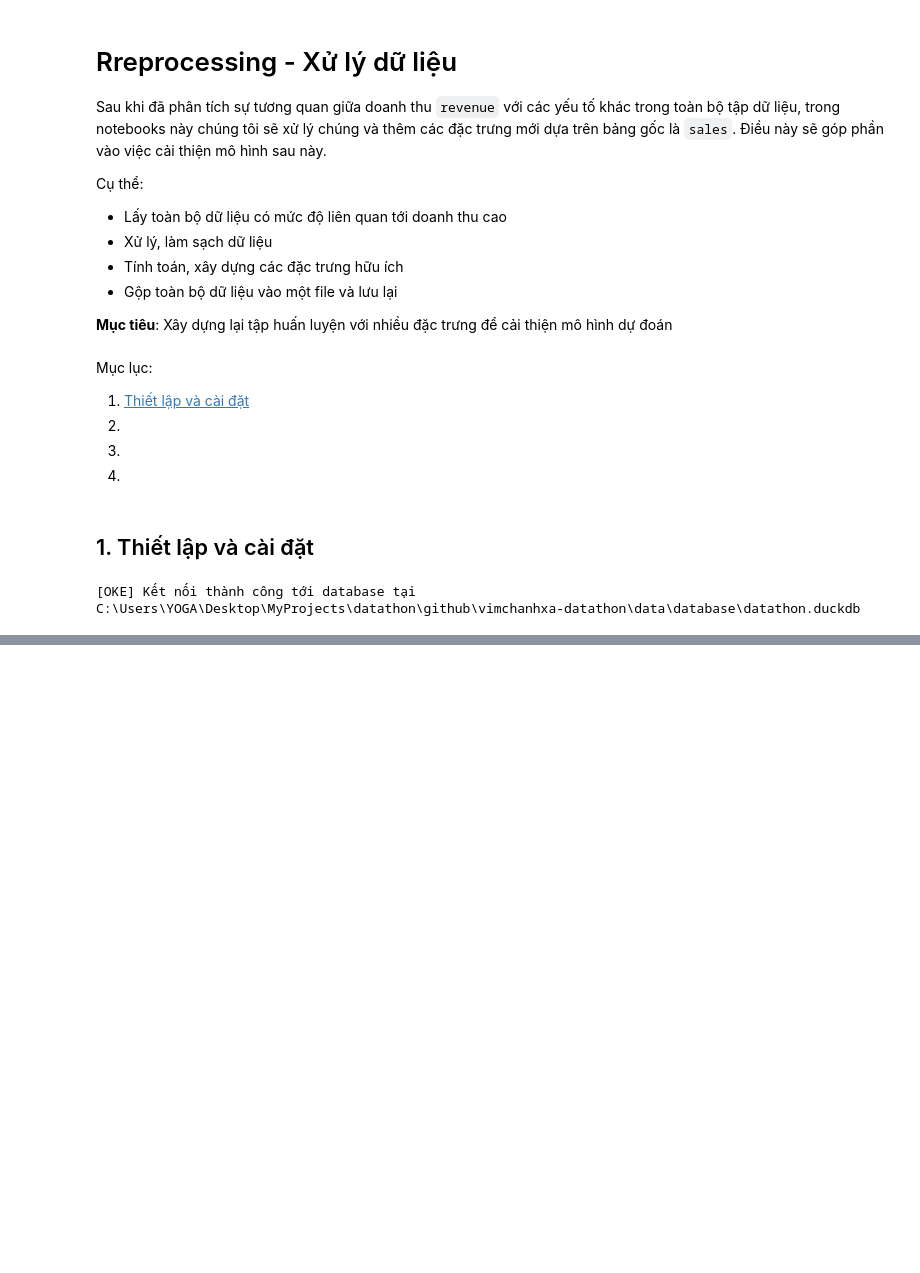
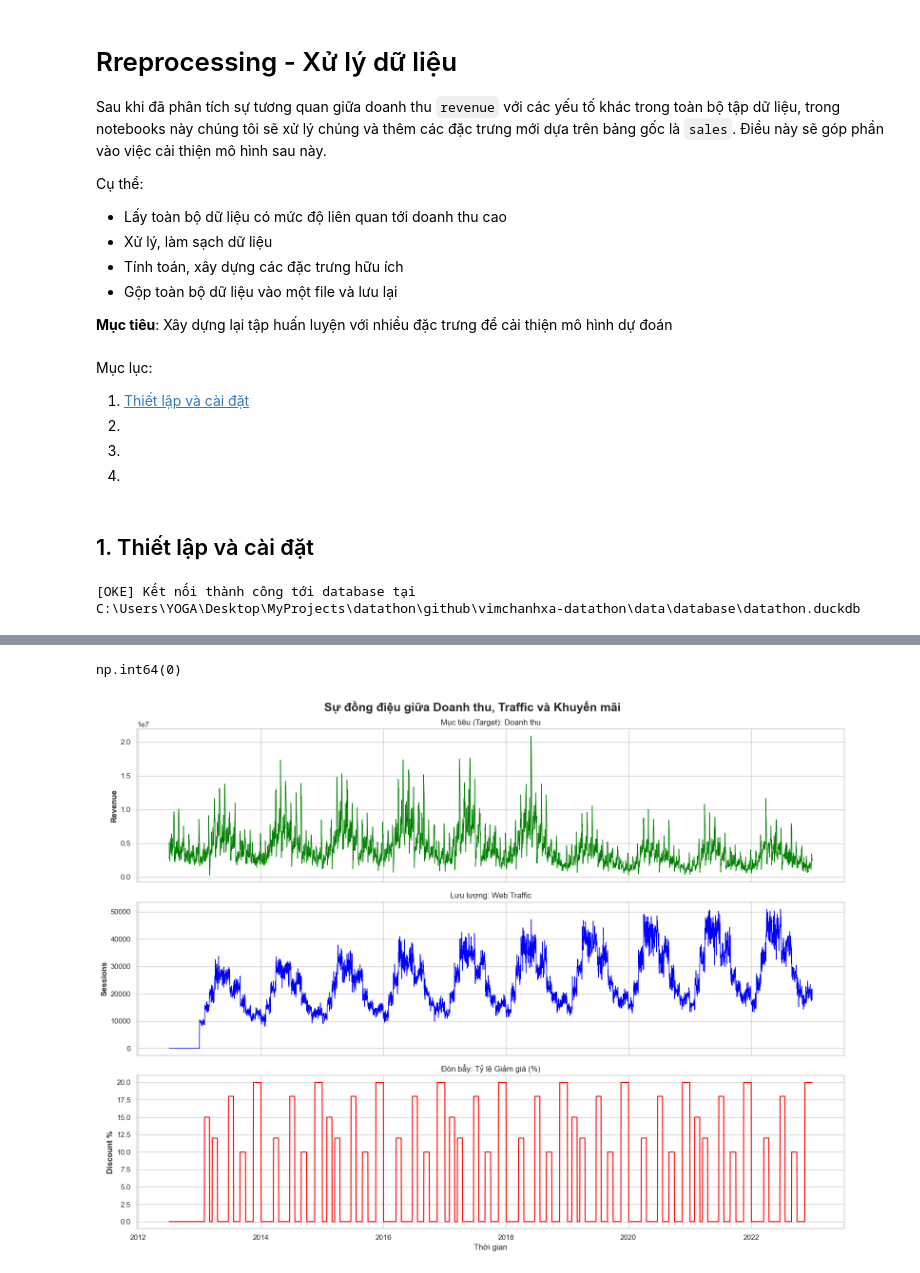
Before and after one commit to anhthu0910/vimchanhxa-datathon, a Jupyter notebook: notebooks/02_PREPROCESSING_.ipynb, the cells around one changed output, grey strips where cells are left out. Saved outputs shown, nothing was run; the diff lists cells and outputs as text; code cells hidden in the pictures; blank space fills up the shorter version.

Commit message:
update: finishing add features for revenue

```diff
--- a/notebooks/02_PREPROCESSING_.ipynb
+++ b/notebooks/02_PREPROCESSING_.ipynb
@@ -35,0 +215,2 @@ conn = get_connection()
+# %%
+promotions.fillna('All', inplace=True).head()
@@ -35,0 +526,17 @@ conn = get_connection()
+# %%
+# 2. Tổng hợp Web Traffic theo ngày (Bỏ qua chia nhỏ theo nguồn)
+# Chúng ta chỉ giữ lại total_sessions vì nó là biến đại diện tốt nhất
+df_traffic_daily = web_traffic.groupby('date').agg(
+    total_sessions=('sessions', 'sum')
+).reset_index()
+
+# 3. Merge vào bảng df_final
+df_final = pd.merge(df_final, df_traffic_daily, on='date', how='left')
+
+# 4. Xử lý giá trị thiếu (NaN)
+# Những ngày không có dữ liệu traffic trong quá khứ thường là do lỗi ghi nhận,
+# ta có thể fill bằng 0 hoặc dùng nội suy (interpolation). Ở đây fill 0 là an toàn nhất.
+df_final['total_sessions'] = df_final['total_sessions'].fillna(0)
+
+print("Đã merge Web Traffic và tạo các cột Lag thành công!")
+df_final.tail()
@@ -35,0 +575,34 @@ conn = get_connection()
+# %%
+df_final.isnull().sum().sum()
+# %% [output]
+np.int64(0)
+# %%
+# Thiết lập style
+sns.set_theme(style="whitegrid")
+
+# ==========================================
+# 1. BIỂU ĐỒ ĐỒNG BỘ THỜI GIAN (3 Tầng)
+# ==========================================
+fig, axes = plt.subplots(3, 1, figsize=(16, 12), sharex=True)
+fig.suptitle('Sự đồng điệu giữa Doanh thu, Traffic và Khuyến mãi', fontsize=18, fontweight='bold', y=0.98)
+
+# Tầng 1: Revenue
+sns.lineplot(data=df_final, x='date', y='revenue', ax=axes[0], color='green', linewidth=1)
+axes[0].set_ylabel('Revenue', fontweight='bold')
+axes[0].set_title('Mục tiêu (Target): Doanh thu')
+
+# Tầng 2: Total Sessions
+sns.lineplot(data=df_final, x='date', y='total_sessions', ax=axes[1], color='blue', linewidth=1)
+axes[1].set_ylabel('Sessions', fontweight='bold')
+axes[1].set_title('Lưu lượng: Web Traffic')
+
+# Tầng 3: Discount Pct
+sns.lineplot(data=df_final, x='date', y='discount_pct', ax=axes[2], color='red', linewidth=1.5)
+axes[2].set_ylabel('Discount %', fontweight='bold')
+axes[2].set_title('Đòn bẩy: Tỷ lệ Giảm giá (%)')
+axes[2].set_xlabel('Thời gian')
+
+plt.tight_layout()
+plt.show()
+# %% [output]
+[figure, added]
```
Also changed, not shown: parts of 38 cells of this notebook.
